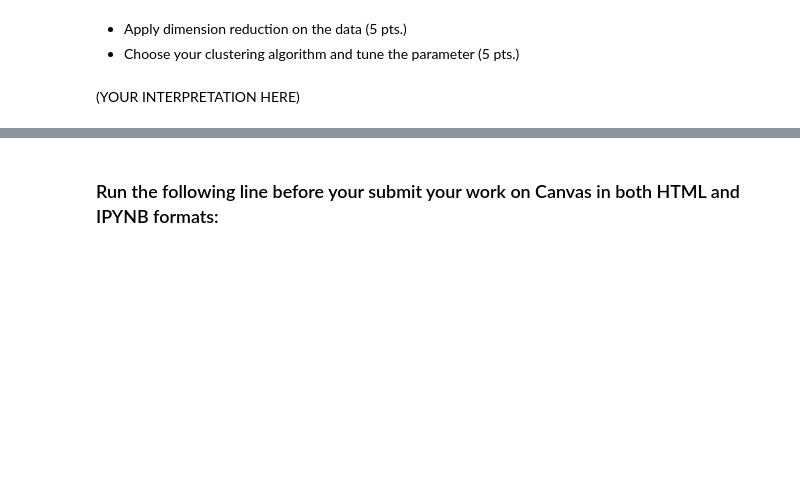
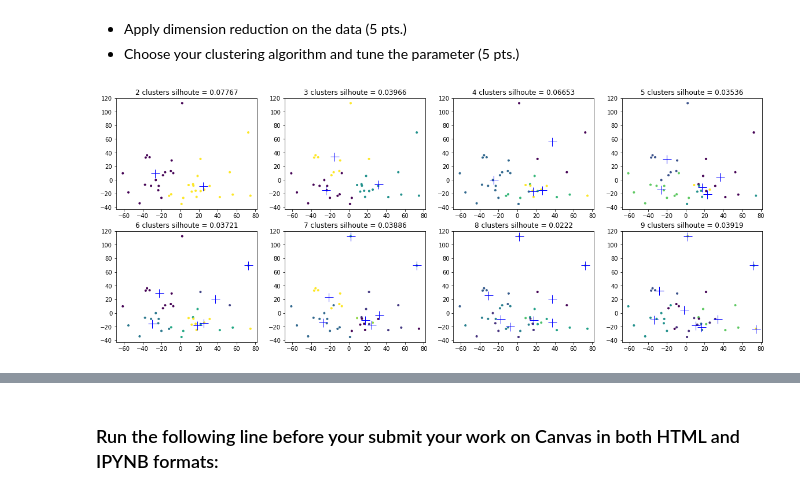
Before and after one commit to tengdann/si618, a Jupyter notebook: 618_HW8.ipynb, the cells around one changed output, grey strips where cells are left out. Saved outputs shown, nothing was run; the diff lists cells and outputs as text; code cells hidden in the pictures; blank space fills up the shorter version.

```diff
--- a/618_HW8.ipynb
+++ b/618_HW8.ipynb
@@ -281,2 +282,22 @@ __(YOUR INTERPRETATION HERE)__
-# %% [markdown]
-(YOUR INTERPRETATION HERE)
+# %%
+### YOUR CODE HERE ###
+pca = PCA(n_components = 3).fit(df_train_norm.loc['1':'33'])
+data2d = pca.transform(df_train_norm.loc['1':'33'])
+
+plt.figure(figsize=(20, 12))
+scores, n_clusters, preds = [], [], []
+for i in range(2, 10):
+    kmean = KMeans(n_clusters = i).fit(df_train_norm.loc['1':'33'])
+    scores.append(kmean.score(df_train_norm.loc['1':'33']))
+    n_clusters.append(i)
+    pred = kmean.predict(df_train_norm.loc['1':'33'])
+    preds.append(pred)
+    plt.subplot(3, 4, i - 1)
+    plt.title(f"{i} clusters silhoute = {np.round(silhouette_score(df_train_norm.loc['1':'33'], pred), decimals = 5)}")
+    plt.scatter(data2d[:, 0], data2d[:, 1], c = pred, marker = '.')
+
+    centroids = kmean.cluster_centers_
+    centroids2d = pca.transform(centroids)
+    plt.plot(centroids2d[:, 0], centroids2d[:, 1], 'b+', markersize=15)
+# %% [output]
+[figure, added]
```
Also changed, not shown: parts of 25 cells of this notebook.
